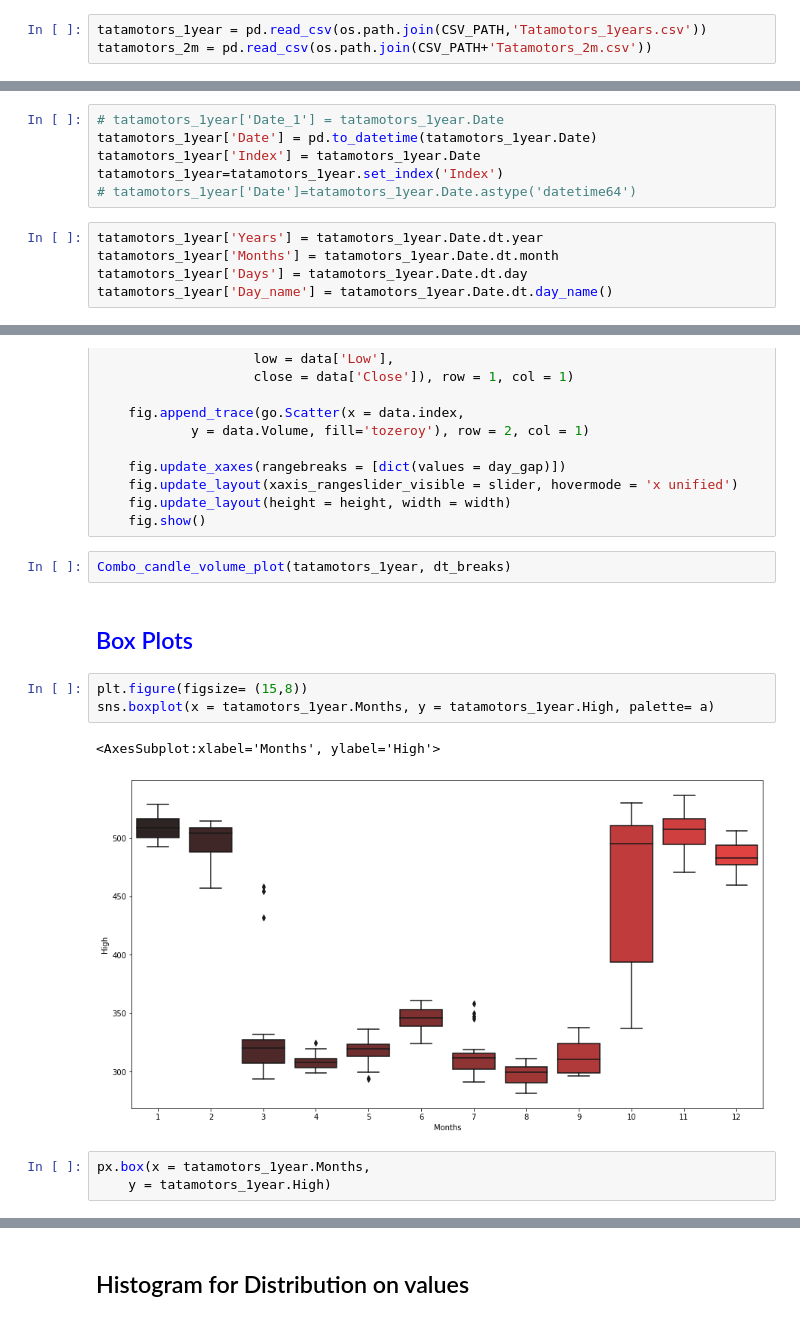
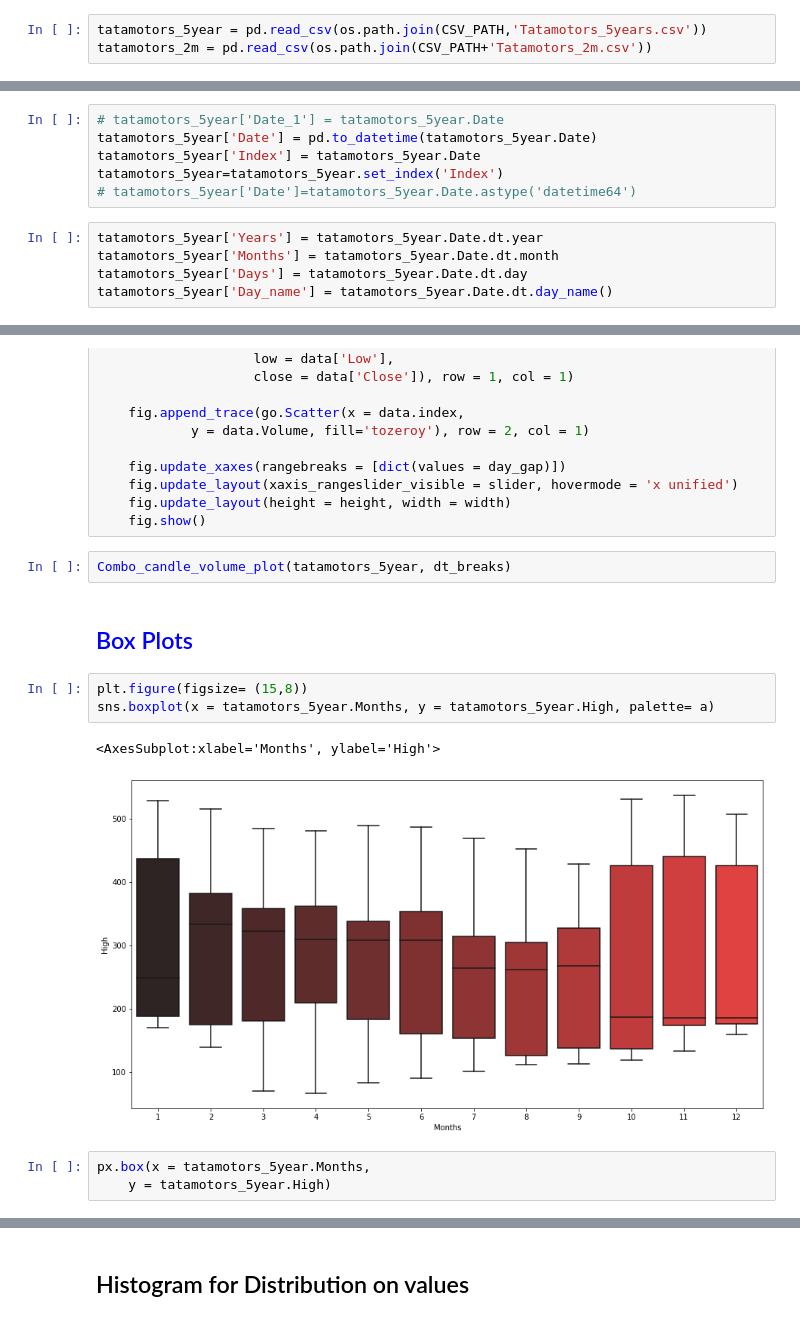
Before and after one commit to piyumaha12/Stock_Prediction, a Jupyter notebook: Program/yfinance_EDA_and_Feature_Engineering.ipynb, the cells around one changed output, grey strips where cells are left out. Saved outputs shown, nothing was run; the diff lists cells and outputs as text.

Commit message:
5year dataset changes are made

```diff
--- a/Program/yfinance_EDA_and_Feature_Engineering.ipynb
+++ b/Program/yfinance_EDA_and_Feature_Engineering.ipynb
@@ -114,7 +114,7 @@ To save dataset
 # %%
 # (t.index[1:]-t.index[:-1]).value_counts()
 # %%
-tatamotors_1year = pd.read_csv(os.path.join(CSV_PATH,'Tatamotors_1years.csv'))
+tatamotors_5year = pd.read_csv(os.path.join(CSV_PATH,'Tatamotors_5years.csv'))
 tatamotors_2m = pd.read_csv(os.path.join(CSV_PATH+'Tatamotors_2m.csv'))
 # %% [markdown]
 ## <span><center style = 'background-color:#922b21; color:white' >Visualizing datasets</center></span>
@@ -158,12 +158,12 @@ tatamotors_1year.Date[1]
 # %%
-# tatamotors_1year['Date_1'] = tatamotors_1year.Date
-tatamotors_1year['Date'] = pd.to_datetime(tatamotors_1year.Date)
-tatamotors_1year['Index'] = tatamotors_1year.Date
-tatamotors_1year=tatamotors_1year.set_index('Index')
-# tatamotors_1year['Date']=tatamotors_1year.Date.astype('datetime64')
+# tatamotors_5year['Date_1'] = tatamotors_5year.Date
+tatamotors_5year['Date'] = pd.to_datetime(tatamotors_5year.Date)
+tatamotors_5year['Index'] = tatamotors_5year.Date
+tatamotors_5year=tatamotors_5year.set_index('Index')
+# tatamotors_5year['Date']=tatamotors_5year.Date.astype('datetime64')
 # %%
-tatamotors_1year['Years'] = tatamotors_1year.Date.dt.year
-tatamotors_1year['Months'] = tatamotors_1year.Date.dt.month
-tatamotors_1year['Days'] = tatamotors_1year.Date.dt.day
-tatamotors_1year['Day_name'] = tatamotors_1year.Date.dt.day_name()
+tatamotors_5year['Years'] = tatamotors_5year.Date.dt.year
+tatamotors_5year['Months'] = tatamotors_5year.Date.dt.month
+tatamotors_5year['Days'] = tatamotors_5year.Date.dt.day
+tatamotors_5year['Day_name'] = tatamotors_5year.Date.dt.day_name()
 # %%
@@ -367,16 +368,16 @@ def Combo_candle_volume_plot(data,day_gap, height = 800, width = 1000, slider =
     fig.update_layout(height = height, width = width)
     fig.show()
 # %%
-Combo_candle_volume_plot(tatamotors_1year, dt_breaks)
+Combo_candle_volume_plot(tatamotors_5year, dt_breaks)
 # %% [markdown]
 ## <span style = "color:blue" >Box Plots</span>
 # %%
 plt.figure(figsize= (15,8))
-sns.boxplot(x = tatamotors_1year.Months, y = tatamotors_1year.High, palette= a)
+sns.boxplot(x = tatamotors_5year.Months, y = tatamotors_5year.High, palette= a)
 # %% [output]
 <AxesSubplot:xlabel='Months', ylabel='High'>
-[figure, old version]
+[figure, new version]
 # %%
-px.box(x = tatamotors_1year.Months,
-    y = tatamotors_1year.High)
+px.box(x = tatamotors_5year.Months,
+    y = tatamotors_5year.High)
 # %%
```
Also changed, not shown: parts of 32 cells of this notebook.
